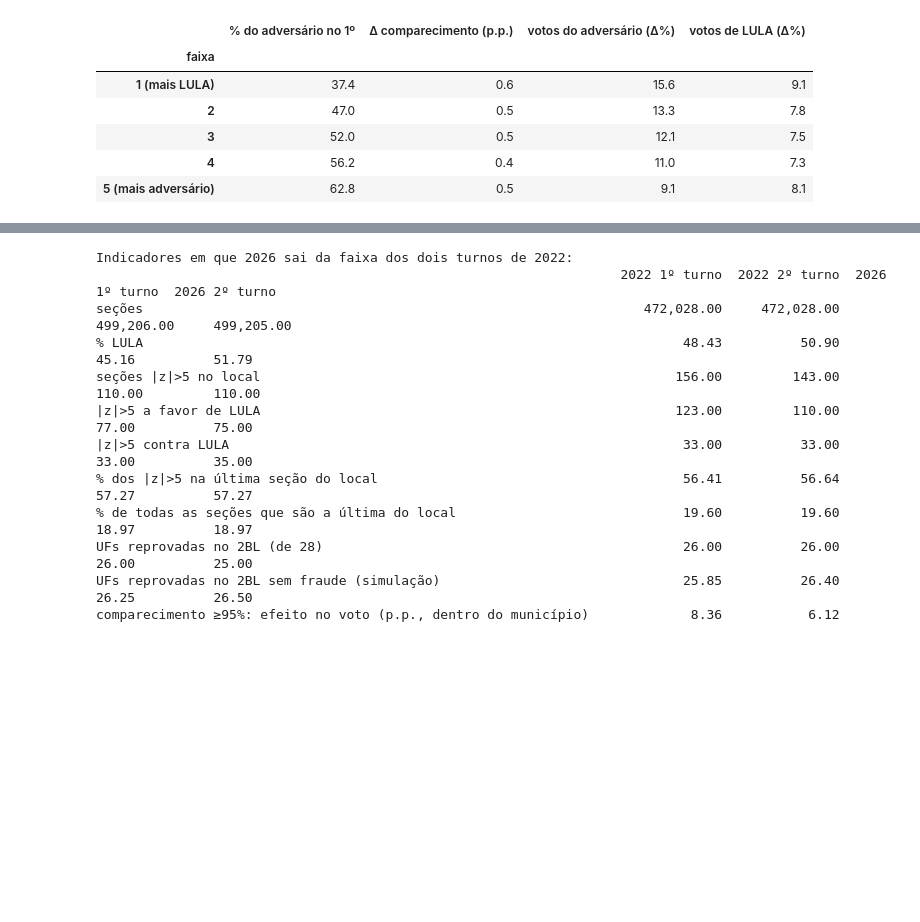
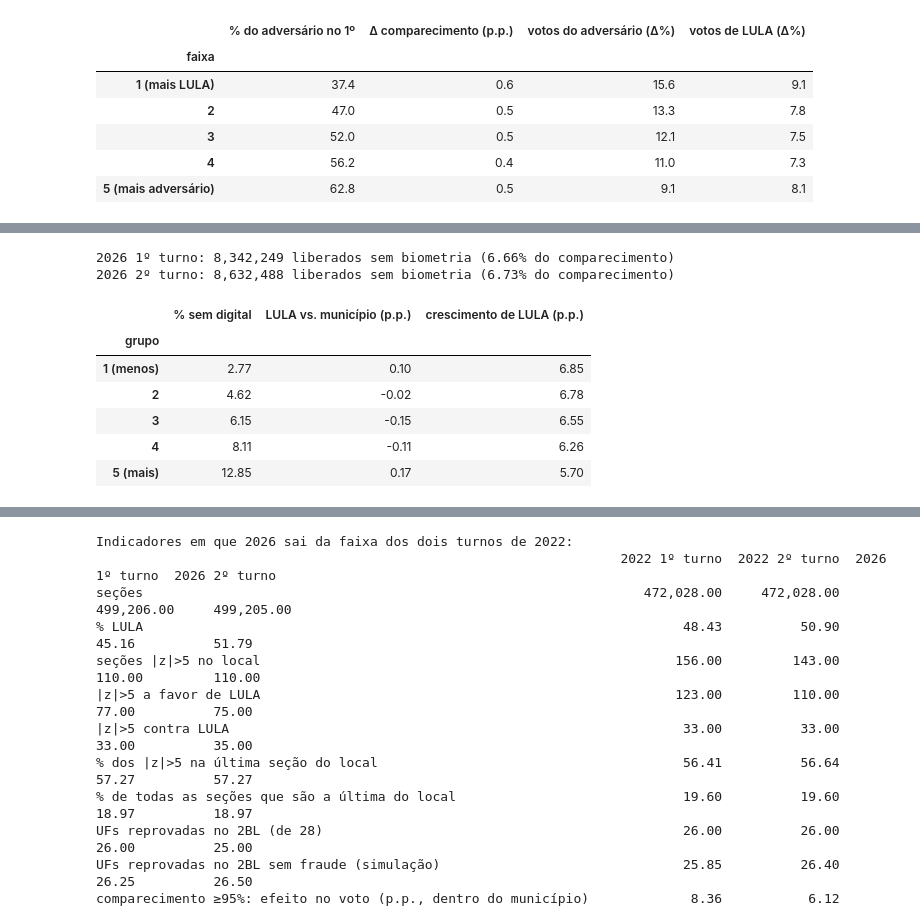
Before and after one commit to marcospflbarreto/eleicoes-2026, a Jupyter notebook: notebooks/03_comparacao_2022.ipynb, the cells around one changed output, grey strips where cells are left out. Drawn from its saved outputs; the diff is of its cells as text; code cells hidden in the pictures; blank space fills up the shorter version.

```diff
--- a/notebooks/03_comparacao_2022.ipynb
+++ b/notebooks/03_comparacao_2022.ipynb
@@ -386,0 +437,27 @@ ao adversário. Em 2022, no mesmo estado, foi o adversário quem mais cresceu no
+# %%
+if "2026 2º turno" in E:
+    for nome in ("2026 1º turno", "2026 2º turno"):
+        d = E[nome]
+        print(f"{nome}: {int(d['qt_biom_sem_hab'].sum()):,} liberados sem biometria "
+              f"({d['qt_biom_sem_hab'].sum() / d['qt_comparecimento'].sum():.2%} do comparecimento)")
+    t1, t2 = E["2026 1º turno"], E["2026 2º turno"]
+    cols = [REF, "votos_validos", "qt_comparecimento", "qt_biom_sem_hab"]
+    b = t2.loc[t2["uf"] != "ZZ", chave + cols].merge(t1[chave + cols], on=chave, suffixes=("_2", "_1"))
+    b["sem_biom"] = b["qt_biom_sem_hab_2"] / b["qt_comparecimento_2"] * 100
+    b["p2"] = b[REF + "_2"] / b["votos_validos_2"] * 100
+    b["dp"] = b["p2"] - b[REF + "_1"] / b["votos_validos_1"] * 100
+    b["p2_vs_municipio"] = b["p2"] - b.groupby("cd_municipio")["p2"].transform("mean")
+    b["grupo"] = pd.qcut(b["sem_biom"].rank(method="first"), 5, labels=["1 (menos)", "2", "3", "4", "5 (mais)"])
+    display(b.groupby("grupo", observed=True).agg(**{"% sem digital": ("sem_biom", "mean"),
+                                                     f"{REF} vs. município (p.p.)": ("p2_vs_municipio", "mean"),
+                                                     f"crescimento de {REF} (p.p.)": ("dp", "mean")}).round(2))
+# %% [output]
+2026 1º turno: 8,342,249 liberados sem biometria (6.66% do comparecimento)
+2026 2º turno: 8,632,488 liberados sem biometria (6.73% do comparecimento)
+|  | % sem digital | LULA vs. município (p.p.) | crescimento de LULA (p.p.) |
+| grupo |  |  |  |
+| 1 (menos) | 2.77 | 0.10 | 6.85 |
+| 2 | 4.62 | -0.02 | 6.78 |
+| 3 | 6.15 | -0.15 | 6.55 |
+| 4 | 8.11 | -0.11 | 6.26 |
+| 5 (mais) | 12.85 | 0.17 | 5.70 |
```
Also changed, not shown: parts of 9 cells of this notebook, 3 other files.
